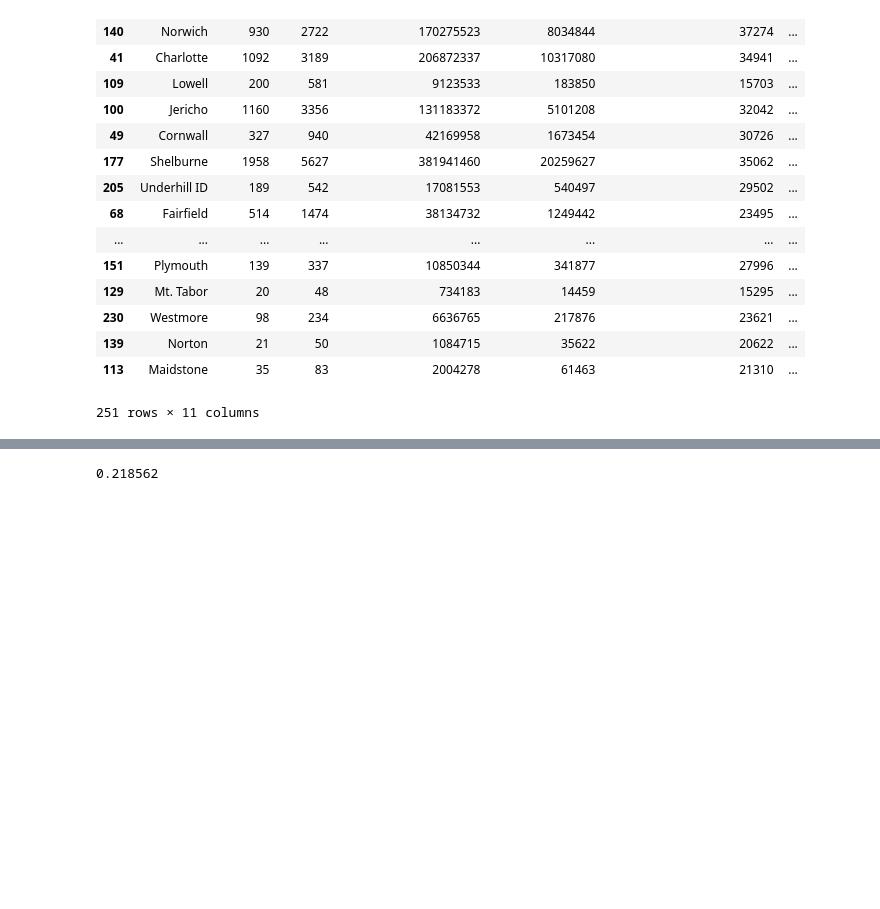
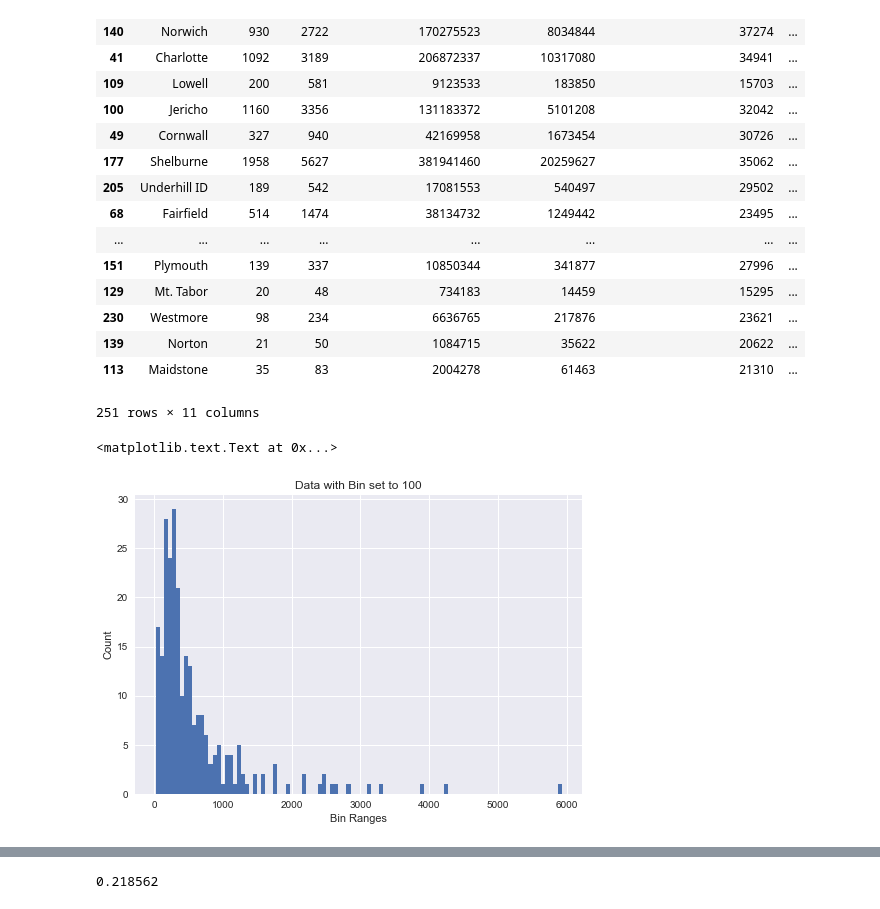
Before and after one commit to kefortney/Vermont-Open-Data, a Jupyter notebook: Income_Stats_2014_Family_By_Town.ipynb, the cells around one changed output, grey strips where cells are left out. Cells and saved outputs as stored; diff of their text form; code cells hidden in the pictures; blank space fills up the shorter version.

```diff
--- a/Income_Stats_2014_Family_By_Town.ipynb
+++ b/Income_Stats_2014_Family_By_Town.ipynb
@@ -82,3 +83,13 @@ wholedf.sort_values(by='returnexempt',ascending=0)
 | 139 | Norton | 21 | 50 | 1084715 | 35622 | 20622 | ... |
 | 113 | Maidstone | 35 | 83 | 2004278 | 61463 | 21310 | ... |
 251 rows × 11 columns
+# %%
+df =wholedf[(wholedf['Returns'] < 20000)]
+
+plt.hist(df['Returns'], bins=100)
+plt.ylabel('Count')
+plt.xlabel('Bin Ranges')
+plt.title('Data with Bin set to 100')
+# %% [output]
+<matplotlib.text.Text at 0x...>
+[figure, added]
```
Also changed, not shown: parts of 4 cells of this notebook.
